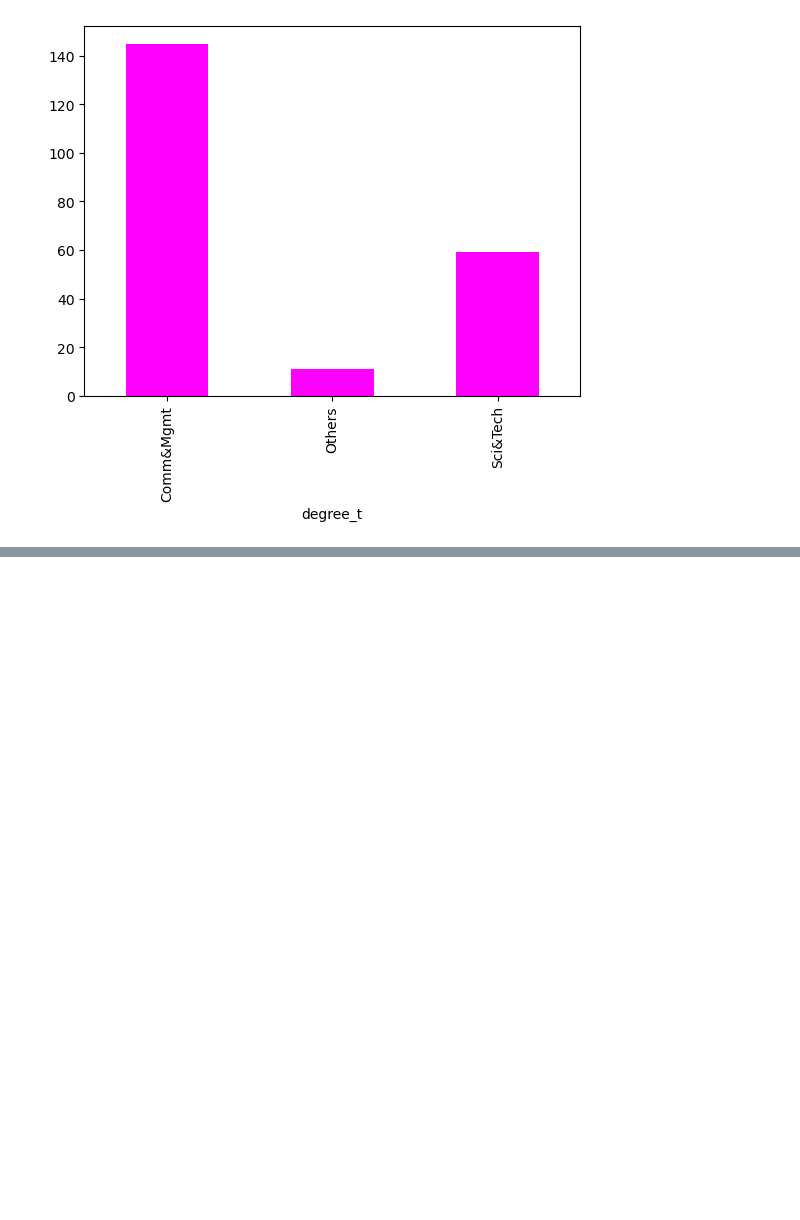
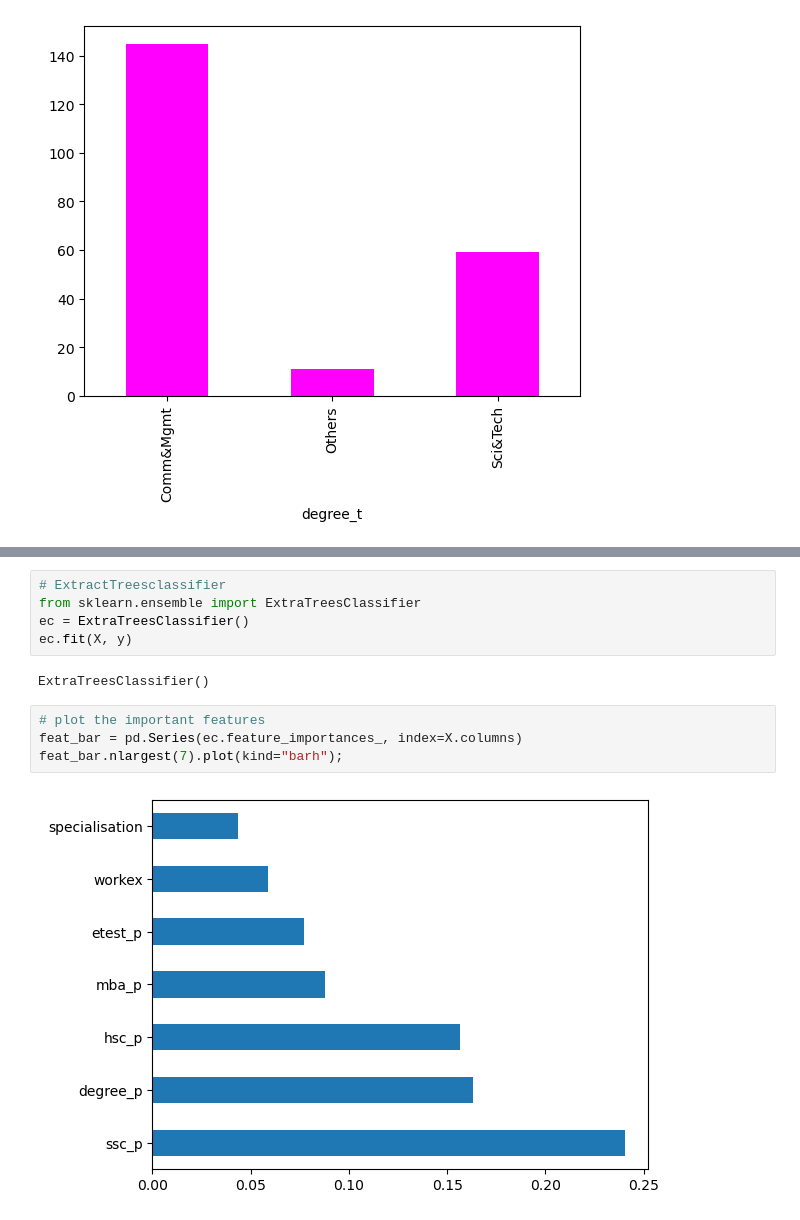
Before and after one commit to lawalsegun2025/campus_placement_predictor, a Jupyter notebook: job_placement_predictor.ipynb, the cells around one changed output, grey strips where cells are left out. Saved outputs shown, nothing was run; the diff lists cells and outputs as text; blank space fills up the shorter version.

```diff
--- a/job_placement_predictor.ipynb
+++ b/job_placement_predictor.ipynb
@@ -531,0 +524,13 @@ ImportError: cannot import name 'ExtractTreeClassifier' from 'sklearn.ensemble'
+# %%
+# ExtractTreesclassifier
+from sklearn.ensemble import ExtraTreesClassifier
+ec = ExtraTreesClassifier()
+ec.fit(X, y)
+# %% [output]
+ExtraTreesClassifier()
+# %%
+# plot the important features
+feat_bar = pd.Series(ec.feature_importances_, index=X.columns)
+feat_bar.nlargest(7).plot(kind="barh");
+# %% [output]
+[figure, added]
```
Also changed, not shown: parts of 50 cells of this notebook, 1 other file.
